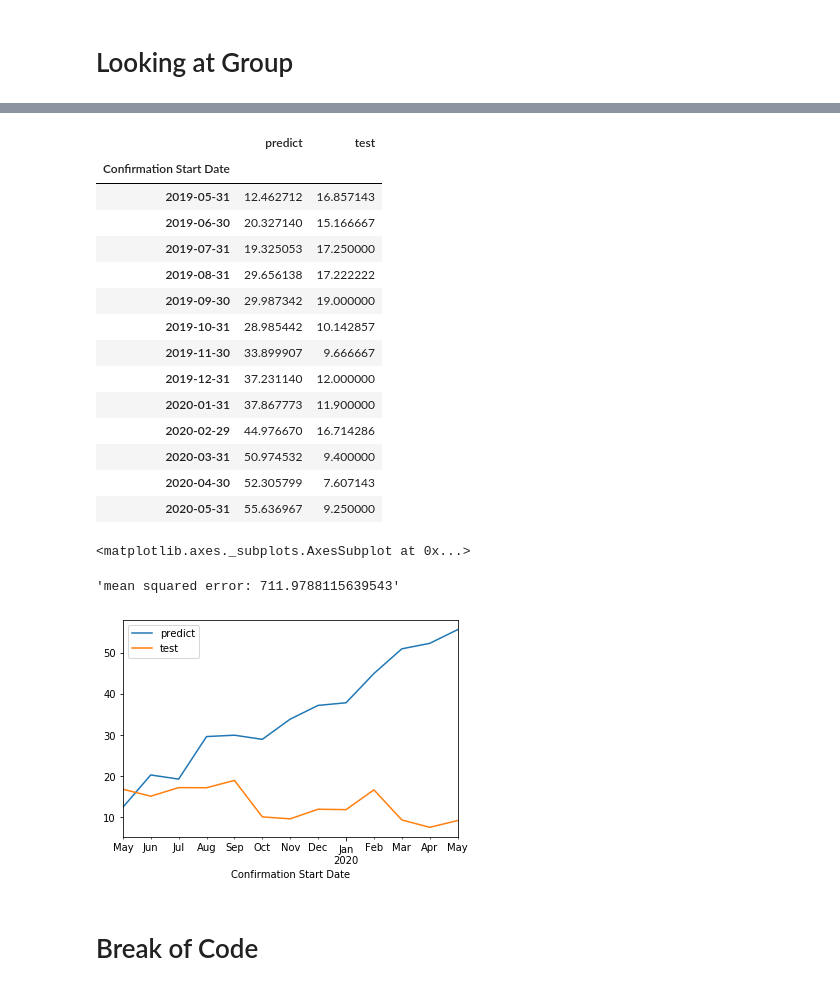
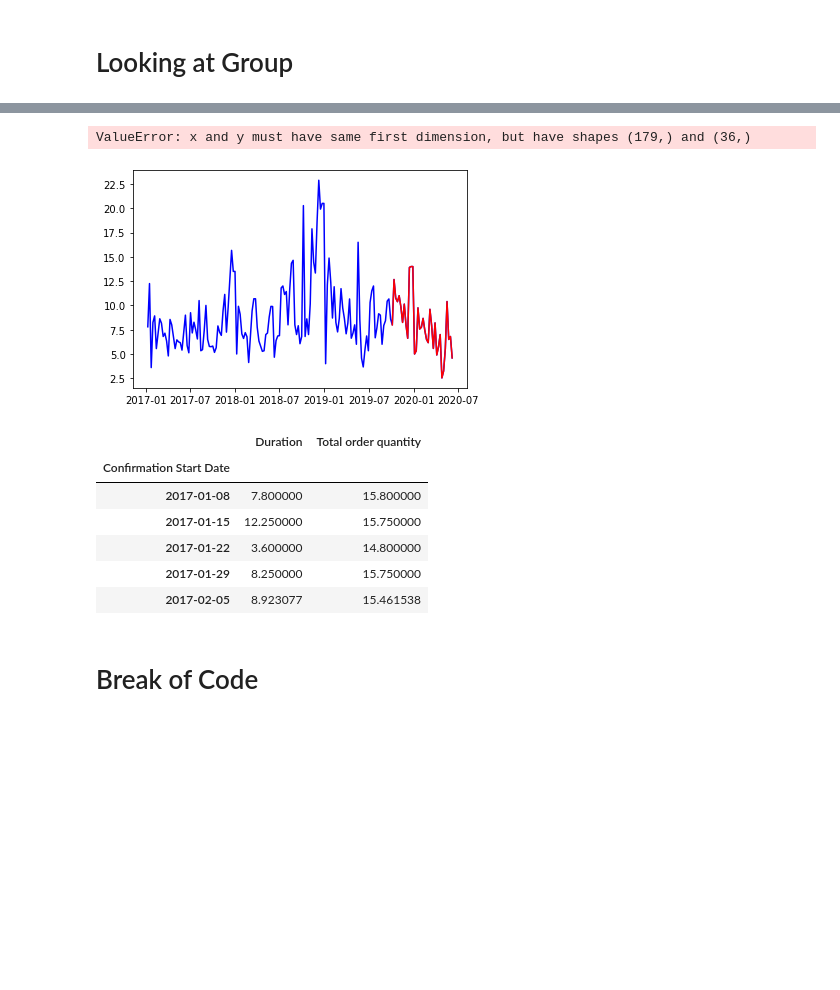
Before and after one commit to jakeharris1/Time-Series-Forecasting, a Jupyter notebook: Data Analysis.ipynb, the cells around one changed output, grey strips where cells are left out. Drawn from its saved outputs; the diff is of its cells as text; code cells hidden in the pictures; blank space fills up the shorter version.

```diff
--- a/Data Analysis.ipynb
+++ b/Data Analysis.ipynb
@@ -30,10 +37,13 @@ df = df[df[fncf].notna() & df[ud].notna()]
 # %%
 df["Duration"] = (df[ud] - df[fncf]).dt.days
 df["Scheduled_Duration"] = (df["Schedule Finish Date"] - df["Schedule Start Date"]).dt.days
+df = df[df["Duration"] > 0]
 df.sort_values("Confirmation Start Date")
+
 orders = df[df["Confirmation Start Date"] < pd.Timestamp(2017, 1, 1)]["Order"].unique()
 df = df[~df["Order"].isin(orders)]
 df.sort_values("Confirmation Start Date")
+
 df.info()
 display(df.describe())
 #df.to_csv("With Duration.csv")
@@ -260,10 +356,13 @@ graphGroup(137, 100000197, "BM")
 # %% [markdown]
 # Looking at Group
 # %%
-group = df.loc[df["Material"] == 100001520] #group == 106, 100001064, 100001522, 100001520
+group = df.loc[df["Group"] == 106]
+#group = df.loc[df["Material"] == 100001855]
 group = group[["Duration", "Confirmation Start Date", "Total order quantity"]]
 group.set_index("Confirmation Start Date", inplace = True)
 group = group.loc[group["Duration"] > 0]
 group = group.sort_values("Confirmation Start Date")
-group["per"] = group.index.to_period("M")
+group["month"] = group.index.to_period("M")
+group["quarter"] = group.index.to_period("Q")
+#group["per"] = group["Confirmation Start Date"].dt.to_period("M")
 # %%
@@ -332,6 +505,6 @@ array([<matplotlib.axes._subplots.AxesSubplot object at 0x...>,
 # %%
 # group_resample has the moving average for every month
-group_resample = empty.resample("M").mean()
+group_resample = empty2.resample("W").mean()
 group_resample["Duration"] = group_resample["Duration"].fillna(method = "ffill")
 group_resample["Total order quantity"] = group_resample["Total order quantity"].fillna(method = "ffill")
 
@@ -340,7 +513,7 @@ group_resample["Total order quantity"] = group_resample["Total order quantity"].
 #group_resample["returns"] = group_resample["Duration"].pct_change(1)
 #group_resample = group_resample.dropna()
 
-ratio = 0.7
+ratio = 0.8
 length = group_resample.shape[0]
 pivot = int(ratio * length)
 
@@ -355,5 +528,5 @@ group_resample_size = group_resample.shape[0]
 # display(train_size)
 # display(test_size)
 # display(group_resample_size)
-# display(group_resample)
+display(group_resample)
 # display(test)
@@ -602,9 +702,14 @@ Warnings:
 #                            start_q = 1, scoring = "mse")
 
 model_auto = pm.auto_arima(train["Duration"], exogenous = train[["Total order quantity"]], start_p = 0, start_q = 0,
-                           start_Q = 0, max_p = 10, max_q = 10, max_Q = 10, seasonal = True, stepwise = True,
+                           start_Q = 0, max_p = 10, max_q = 10, max_Q = 10, stepwise = True, d = 1,
                            suppress_warnings = True, D=1, max_D = 10, error_action = "ignore", approximation = False,
-                          m = 12, trace = True)
+                         trace = True, seasonal = True)
+
+
+# model_auto = pm.auto_arima(train["Duration"], error_action='ignore', trace=True, trend = "ct",
+#                       suppress_warnings=True, maxiter=100, D=1,
+#                       seasonal=True)
 
 #exogenous = train[["Total order quantity"]],
 
@@ -690,47 +778,46 @@ display(f"mean squared error: {error}")
 # %%
 # Auto Arima model forcasting check with Exogenous variables
 
 # With exogenous variables
 
 model_auto.fit(train["Duration"], exogenous = train[["Total order quantity"]])
 future_forecast = model_auto.predict(n_periods=test_size, exogenous = test[["Total order quantity"]])
 future_forecast
 
 #---------------------------------------------------------------------------------------------------------------------------
 
 # Predicting with exogenous
 
 
 df_auto_pred = pd.DataFrame(model_auto.predict(n_periods = test_size, exogenous = test[["Total order quantity"]]),
                                              index = test.index)
 
 #---------------------------------------------------------------------------------------------------------------------------
 
 
 # Putting forecasted and predicted into one table, plotting it, and showing it's error
 
+
 df_auto_pred["test"] = test["Duration"]
 df_auto_pred.columns = ["predict", "test"]
-display(df_auto_pred)
-display(df_auto_pred.plot())
+
+
+#trying to plot the data
+# plt.plot(group_resample["Duration"], c = "blue")
+# plt.plot(df_auto_pred["predict"], c = "red")
+
+
+#Trying to copy Kenar's Code
+# x = np.arange(group_resample_size)
+# plt.plot(group_resample["Duration"], c='blue')
+# plt.plot(df_auto_pred["test"], c = "red")
+# plt.plot(x[:], df_auto_pred["predict"], c = "pink")
+
+#display(df_auto_pred)
+# display(group_resample["Duration"].plot())
+# display(df_auto_pred.plot())
 error = mean_squared_error(df_auto_pred["predict"], df_auto_pred["test"])
 display(f"mean squared error: {error}")
 # %% [output]
-|  | predict | test |
-| Confirmation Start Date |  |  |
-| 2019-05-31 | 12.462712 | 16.857143 |
-| 2019-06-30 | 20.327140 | 15.166667 |
-| 2019-07-31 | 19.325053 | 17.250000 |
-| 2019-08-31 | 29.656138 | 17.222222 |
-| 2019-09-30 | 29.987342 | 19.000000 |
-| 2019-10-31 | 28.985442 | 10.142857 |
-| 2019-11-30 | 33.899907 | 9.666667 |
-| 2019-12-31 | 37.231140 | 12.000000 |
-| 2020-01-31 | 37.867773 | 11.900000 |
-| 2020-02-29 | 44.976670 | 16.714286 |
-| 2020-03-31 | 50.974532 | 9.400000 |
-| 2020-04-30 | 52.305799 | 7.607143 |
-| 2020-05-31 | 55.636967 | 9.250000 |
-<matplotlib.axes._subplots.AxesSubplot at 0x...>
+ValueError: x and y must have same first dimension, but have shapes (179,) and (36,)
-'mean squared error: 711.9788115639543'
-[figure, old version]
+[figure, new version]
@@ -739,3 +824,13 @@ type(future_forecast)
+# %%
+group_resample.head()
+# %% [output]
+|  | Duration | Total order quantity |
+| Confirmation Start Date |  |  |
+| 2017-01-08 | 7.800000 | 15.800000 |
+| 2017-01-15 | 12.250000 | 15.750000 |
+| 2017-01-22 | 3.600000 | 14.800000 |
+| 2017-01-29 | 8.250000 | 15.750000 |
+| 2017-02-05 | 8.923077 | 15.461538 |
 # %%
 # group_resample["forecast"] = model_auto.predict(start = train_size, end = group_resample_size - 1, dynamic = True, exog = test["Total order quantity"])
 # group_resample[["Duration", "forecast"]].plot(figsize = (12, 8))
```
Also changed, not shown: parts of 28 cells of this notebook.
